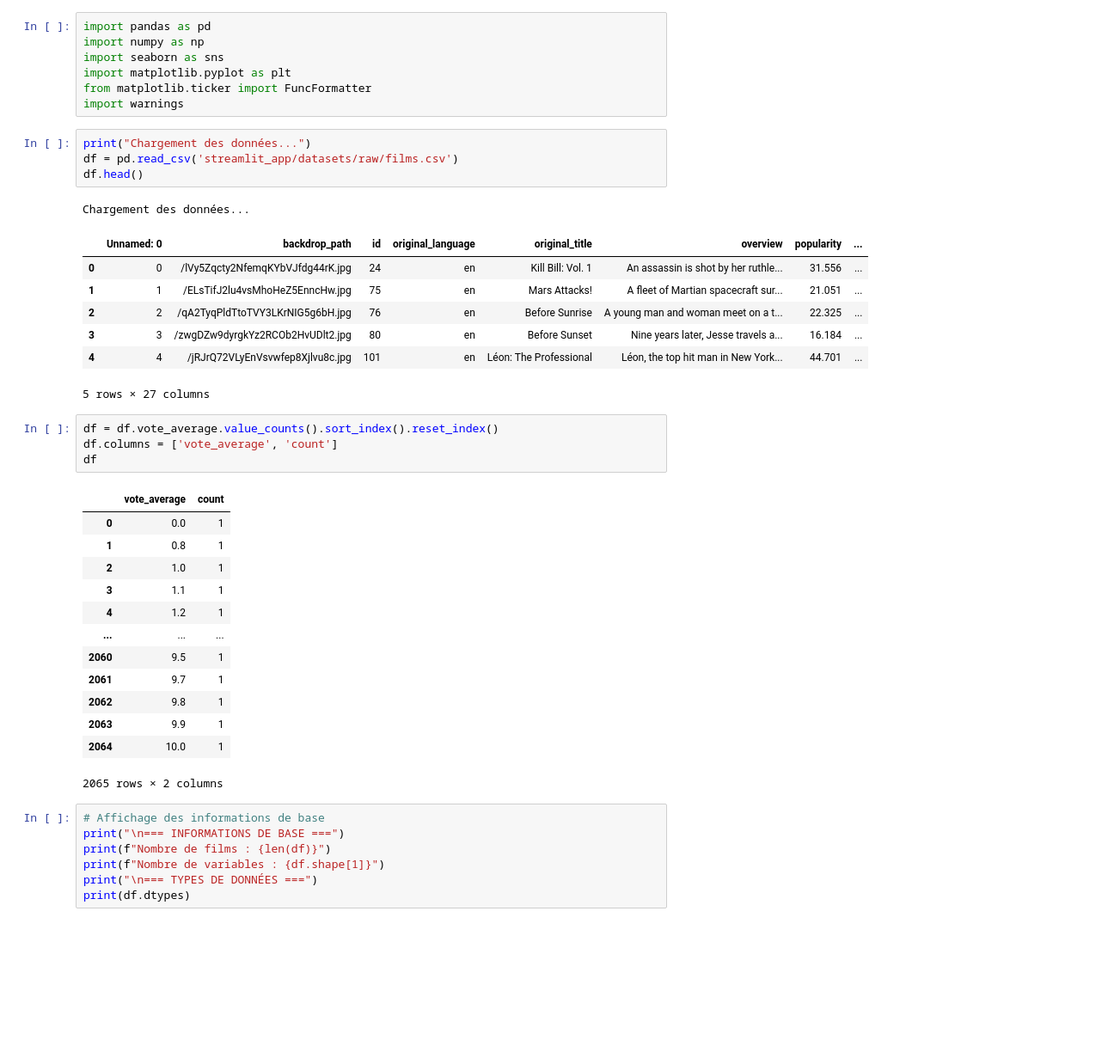
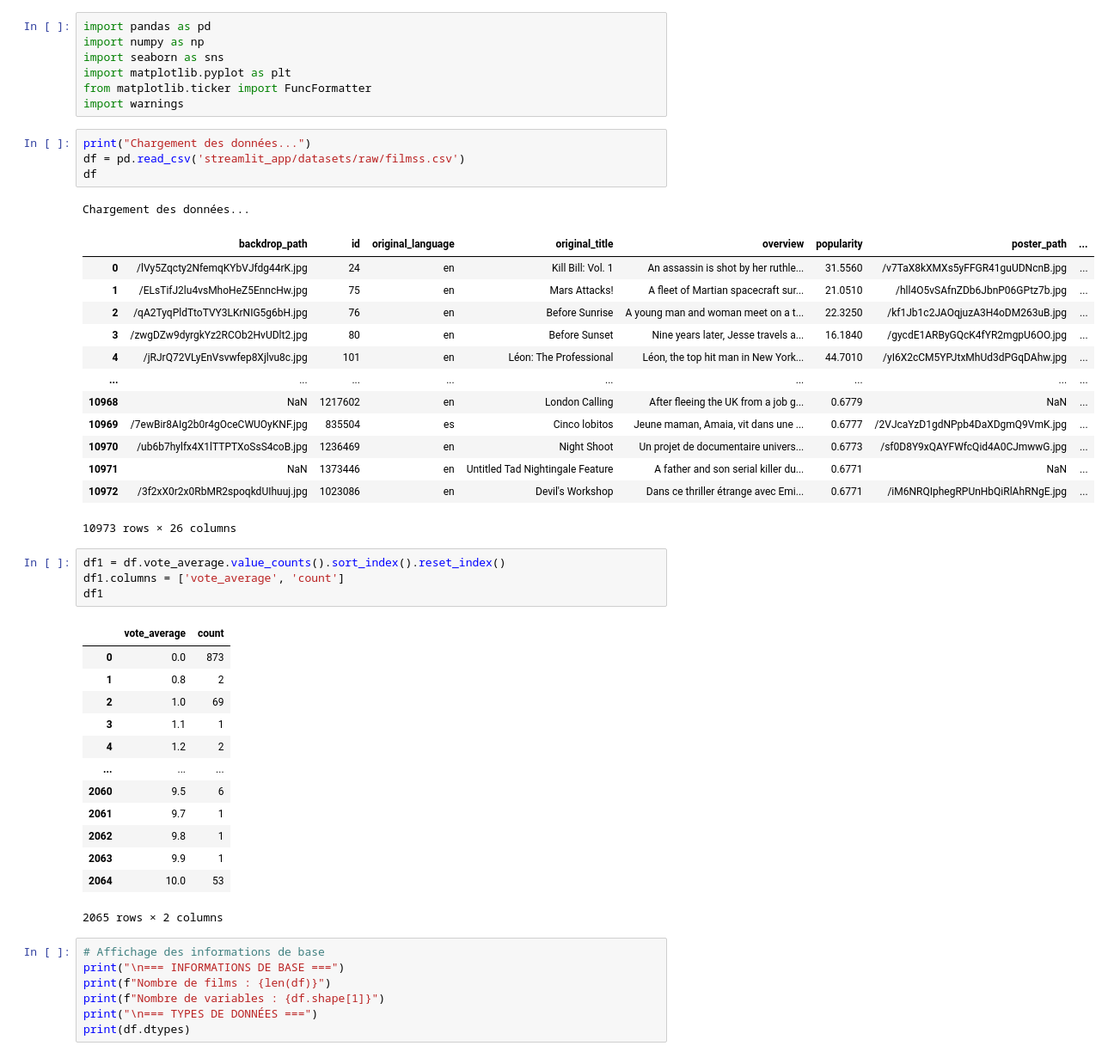
Before and after one commit to jbhdev/data-films, a Jupyter notebook: stats_films.ipynb, the cells around one changed output. Shown at 86% size. Cells and saved outputs as stored; diff of their text form; blank space fills up the shorter version.

```diff
--- a/stats_films.ipynb
+++ b/stats_films.ipynb
@@ -7,34 +7,40 @@ from matplotlib.ticker import FuncFormatter
 import warnings
 # %%
 print("Chargement des données...")
-df = pd.read_csv('streamlit_app/datasets/raw/films.csv')
-df.head()
+df = pd.read_csv('streamlit_app/datasets/raw/filmss.csv')
+df
 # %% [output]
 Chargement des données...
-|  | Unnamed: 0 | backdrop_path | id | original_language | original_title | overview | popularity | ... |
-| 0 | 0 | /lVy5Zqcty2NfemqKYbVJfdg44rK.jpg | 24 | en | Kill Bill: Vol. 1 | An assassin is shot by her ruthle... | 31.556 | ... |
-| 1 | 1 | /ELsTifJ2lu4vsMhoHeZ5EnncHw.jpg | 75 | en | Mars Attacks! | A fleet of Martian spacecraft sur... | 21.051 | ... |
-| 2 | 2 | /qA2TyqPldTtoTVY3LKrNIG5g6bH.jpg | 76 | en | Before Sunrise | A young man and woman meet on a t... | 22.325 | ... |
-| 3 | 3 | /zwgDZw9dyrgkYz2RCOb2HvUDlt2.jpg | 80 | en | Before Sunset | Nine years later, Jesse travels a... | 16.184 | ... |
-| 4 | 4 | /jRJrQ72VLyEnVsvwfep8Xjlvu8c.jpg | 101 | en | Léon: The Professional | Léon, the top hit man in New York... | 44.701 | ... |
+|  | backdrop_path | id | original_language | original_title | overview | popularity | poster_path | ... |
+| 0 | /lVy5Zqcty2NfemqKYbVJfdg44rK.jpg | 24 | en | Kill Bill: Vol. 1 | An assassin is shot by her ruthle... | 31.5560 | /v7TaX8kXMXs5yFFGR41guUDNcnB.jpg | ... |
+| 1 | /ELsTifJ2lu4vsMhoHeZ5EnncHw.jpg | 75 | en | Mars Attacks! | A fleet of Martian spacecraft sur... | 21.0510 | /hll4O5vSAfnZDb6JbnP06GPtz7b.jpg | ... |
+| 2 | /qA2TyqPldTtoTVY3LKrNIG5g6bH.jpg | 76 | en | Before Sunrise | A young man and woman meet on a t... | 22.3250 | /kf1Jb1c2JAOqjuzA3H4oDM263uB.jpg | ... |
+| 3 | /zwgDZw9dyrgkYz2RCOb2HvUDlt2.jpg | 80 | en | Before Sunset | Nine years later, Jesse travels a... | 16.1840 | /gycdE1ARByGQcK4fYR2mgpU6OO.jpg | ... |
+| 4 | /jRJrQ72VLyEnVsvwfep8Xjlvu8c.jpg | 101 | en | Léon: The Professional | Léon, the top hit man in New York... | 44.7010 | /yI6X2cCM5YPJtxMhUd3dPGqDAhw.jpg | ... |
+| ... | ... | ... | ... | ... | ... | ... | ... | ... |
+| 10968 | NaN | 1217602 | en | London Calling | After fleeing the UK from a job g... | 0.6779 | NaN | ... |
+| 10969 | /7ewBir8AIg2b0r4gOceCWUOyKNF.jpg | 835504 | es | Cinco lobitos | Jeune maman, Amaia, vit dans une ... | 0.6777 | /2VJcaYzD1gdNPpb4DaXDgmQ9VmK.jpg | ... |
+| 10970 | /ub6b7hylfx4X1lTTPTXoSsS4coB.jpg | 1236469 | en | Night Shoot | Un projet de documentaire univers... | 0.6773 | /sf0D8Y9xQAYFWfcQid4A0CJmwwG.jpg | ... |
+| 10971 | NaN | 1373446 | en | Untitled Tad Nightingale Feature | A father and son serial killer du... | 0.6771 | NaN | ... |
+| 10972 | /3f2xX0r2x0RbMR2spoqkdUIhuuj.jpg | 1023086 | en | Devil's Workshop | Dans ce thriller étrange avec Emi... | 0.6771 | /iM6NRQIphegRPUnHbQiRlAhRNgE.jpg | ... |
-5 rows × 27 columns
+10973 rows × 26 columns
 # %%
-df = df.vote_average.value_counts().sort_index().reset_index()
-df.columns = ['vote_average', 'count']
-df
+df1 = df.vote_average.value_counts().sort_index().reset_index()
+df1.columns = ['vote_average', 'count']
+df1
 # %% [output]
 |  | vote_average | count |
-| 0 | 0.0 | 1 |
-| 1 | 0.8 | 1 |
-| 2 | 1.0 | 1 |
+| 0 | 0.0 | 873 |
+| 1 | 0.8 | 2 |
+| 2 | 1.0 | 69 |
 | 3 | 1.1 | 1 |
-| 4 | 1.2 | 1 |
+| 4 | 1.2 | 2 |
 | ... | ... | ... |
-| 2060 | 9.5 | 1 |
+| 2060 | 9.5 | 6 |
 | 2061 | 9.7 | 1 |
 | 2062 | 9.8 | 1 |
 | 2063 | 9.9 | 1 |
-| 2064 | 10.0 | 1 |
+| 2064 | 10.0 | 53 |
 2065 rows × 2 columns
 # %%
 # Affichage des informations de base
```
Also changed, not shown: parts of 9 cells of this notebook, 5 other files.
